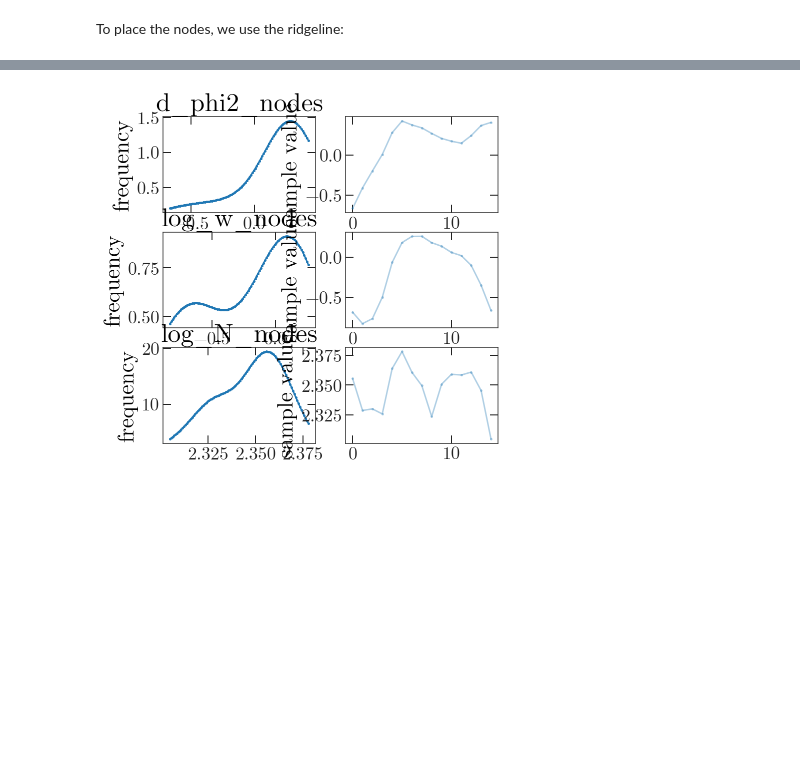
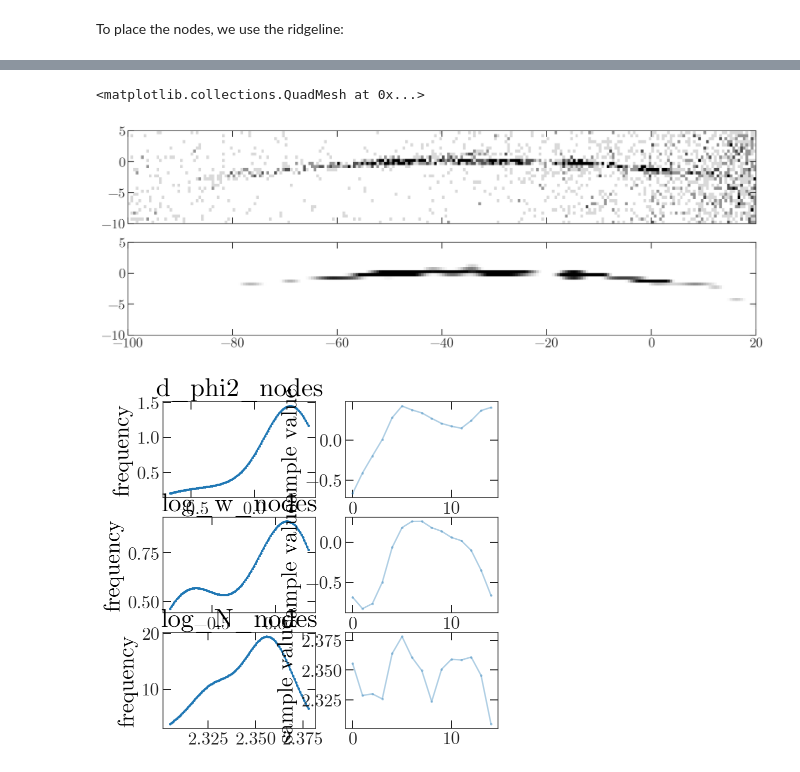
Before and after one commit to adrn/GD1-DR2, a Jupyter notebook: notebooks/Binned-density-model.ipynb, the cells around one changed output, grey strips where cells are left out. Saved outputs shown, nothing was run; the diff lists cells and outputs as text; code cells hidden in the pictures; blank space fills up the shorter version.

```diff
--- a/notebooks/Binned-density-model.ipynb
+++ b/notebooks/Binned-density-model.ipynb
@@ -128 +185,38 @@ INFO:pystan:COMPILING THE C++ CODE FOR MODEL anon_model_031978fd0a84d678731f1dc6
+# %%
+fit = sm.optimizing(data=data, init=inits[0])
+# %%
+# par_dict = init_dict
+par_dict = fit
+
+w_nodes = np.exp(par_dict['log_w_nodes'])
+phi2_nodes = data['phi2_nodes_init'] + par_dict['d_phi2_nodes']
+xmod = np.zeros(data['n_pix'])
+xy = np.zeros(2)
+node_xy = np.zeros(2)
+tmp = np.zeros(data['n_nodes'])
+for i in range(data['n_pix']):
+    xy[0] = data['x'][i]
+    xy[1] = data['y'][i]
+
+    for j in range(data['n_nodes']):
+        node_xy[0] = data['phi1_nodes'][j]
+        node_xy[1] = phi2_nodes[j]
+
+        tmp[j] = par_dict['log_a_nodes'][j] + multivariate_normal.logpdf(xy, mean=node_xy,
+                                                                         cov=get_cov(data['h_nodes'][j], w_nodes[j]))
+
+    xmod[i] = logsumexp(tmp)
+# %%
+fig, axes = plt.subplots(2, 1, figsize=(15, 5), sharex=True)
+
+ax = axes[0]
+ax.pcolormesh(xe, ye, H.T,
+              cmap='Greys', vmin=0, vmax=4)
+
+ax = axes[1]
+ax.pcolormesh(xe, ye, xmod.reshape(H.T.shape),
+              cmap='Greys', vmin=0, vmax=1)
+# %% [output]
+<matplotlib.collections.QuadMesh at 0x...>
+[figure, added]
 # %%
```
Also changed, not shown: parts of 13 cells of this notebook.
